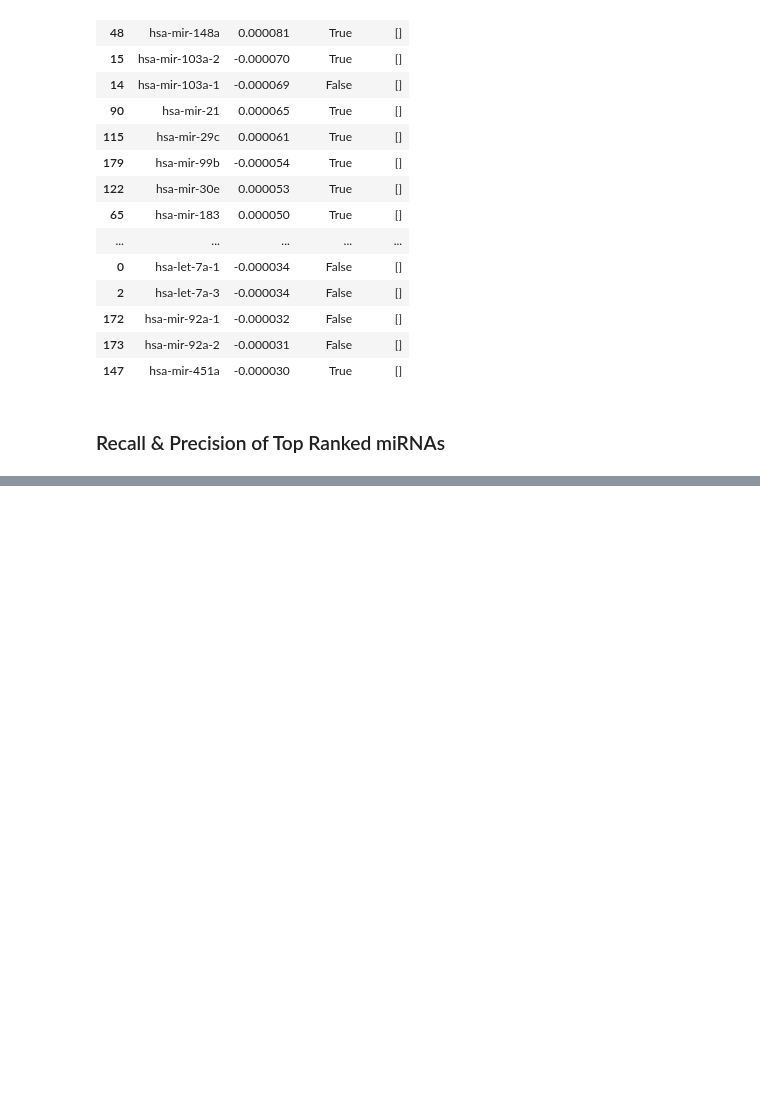
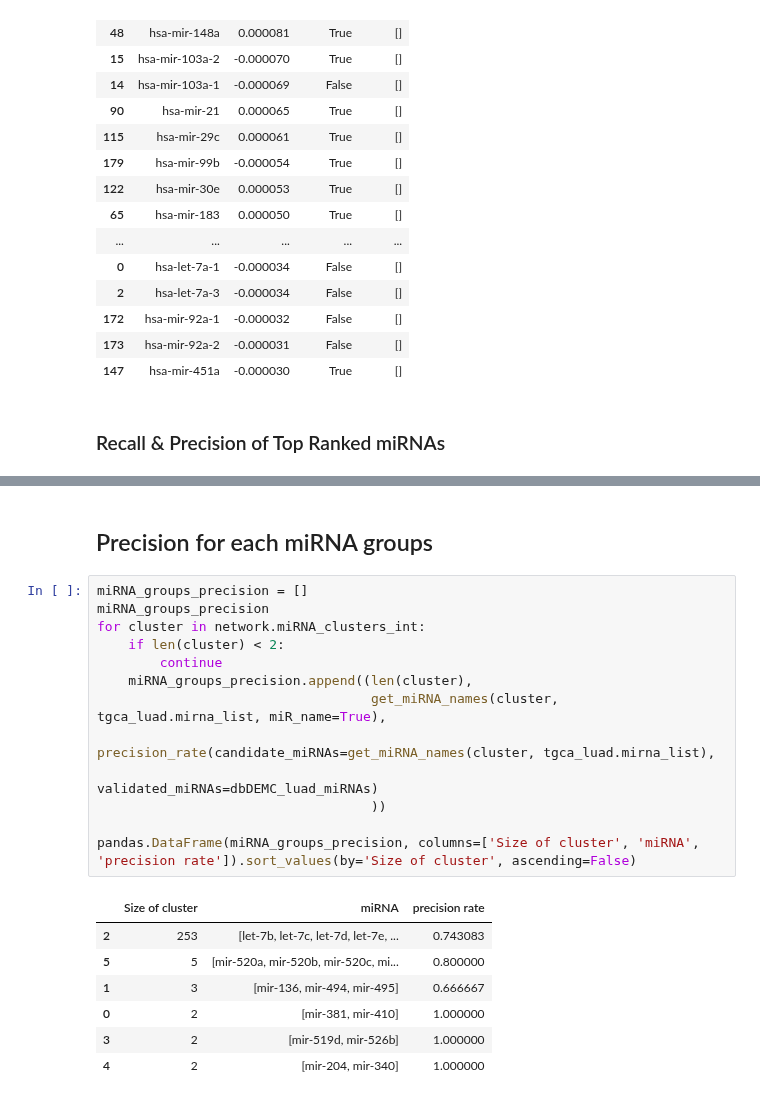
Before and after one commit to JonnyTran/microRNA-Lung-Cancer-Associations, a Jupyter notebook: notebooks/miRNA-gene_exp.ipynb, the cells around one changed output, grey strips where cells are left out. Saved outputs shown, nothing was run; the diff lists cells and outputs as text; blank space fills up the shorter version.

```diff
--- a/notebooks/miRNA-gene_exp.ipynb
+++ b/notebooks/miRNA-gene_exp.ipynb
@@ -758,0 +723,23 @@ avg / total       0.99      0.98      0.98       111
+# %% [markdown]
+## Precision for each miRNA groups
+# %%
+miRNA_groups_precision = []
+miRNA_groups_precision
+for cluster in network.miRNA_clusters_int:
+    if len(cluster) < 2:
+        continue
+    miRNA_groups_precision.append((len(cluster),
+                                   get_miRNA_names(cluster, tgca_luad.mirna_list, miR_name=True),
+                                   precision_rate(candidate_miRNAs=get_miRNA_names(cluster, tgca_luad.mirna_list),
+                                                               validated_miRNAs=dbDEMC_luad_miRNAs)
+                                   ))
+
+pandas.DataFrame(miRNA_groups_precision, columns=['Size of cluster', 'miRNA', 'precision rate']).sort_values(by='Size of cluster', ascending=False)
+# %% [output]
+|  | Size of cluster | miRNA | precision rate |
+| 2 | 253 | [let-7b, let-7c, let-7d, let-7e, ... | 0.743083 |
+| 5 | 5 | [mir-520a, mir-520b, mir-520c, mi... | 0.800000 |
+| 1 | 3 | [mir-136, mir-494, mir-495] | 0.666667 |
+| 0 | 2 | [mir-381, mir-410] | 1.000000 |
+| 3 | 2 | [mir-519d, mir-526b] | 1.000000 |
+| 4 | 2 | [mir-204, mir-340] | 1.000000 |
```
Also changed, not shown: parts of 3 cells of this notebook, 2 other files.
